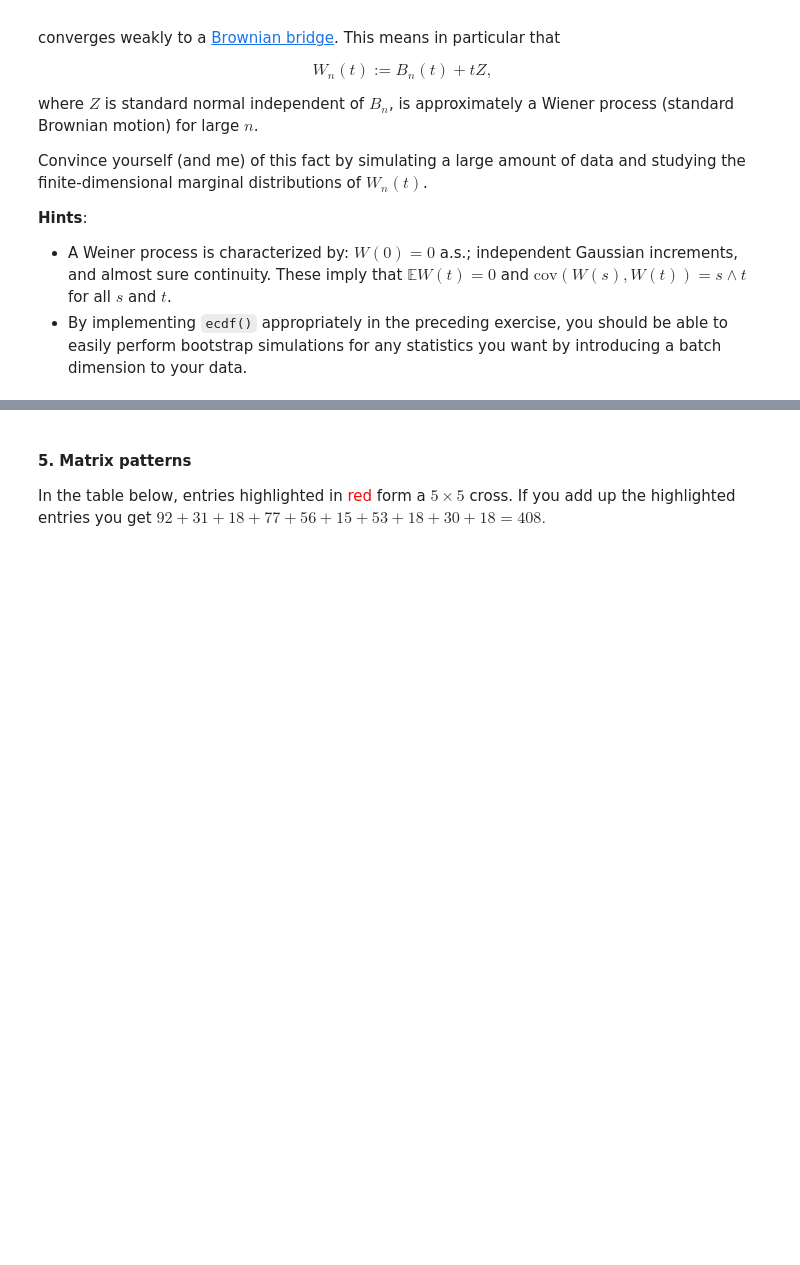
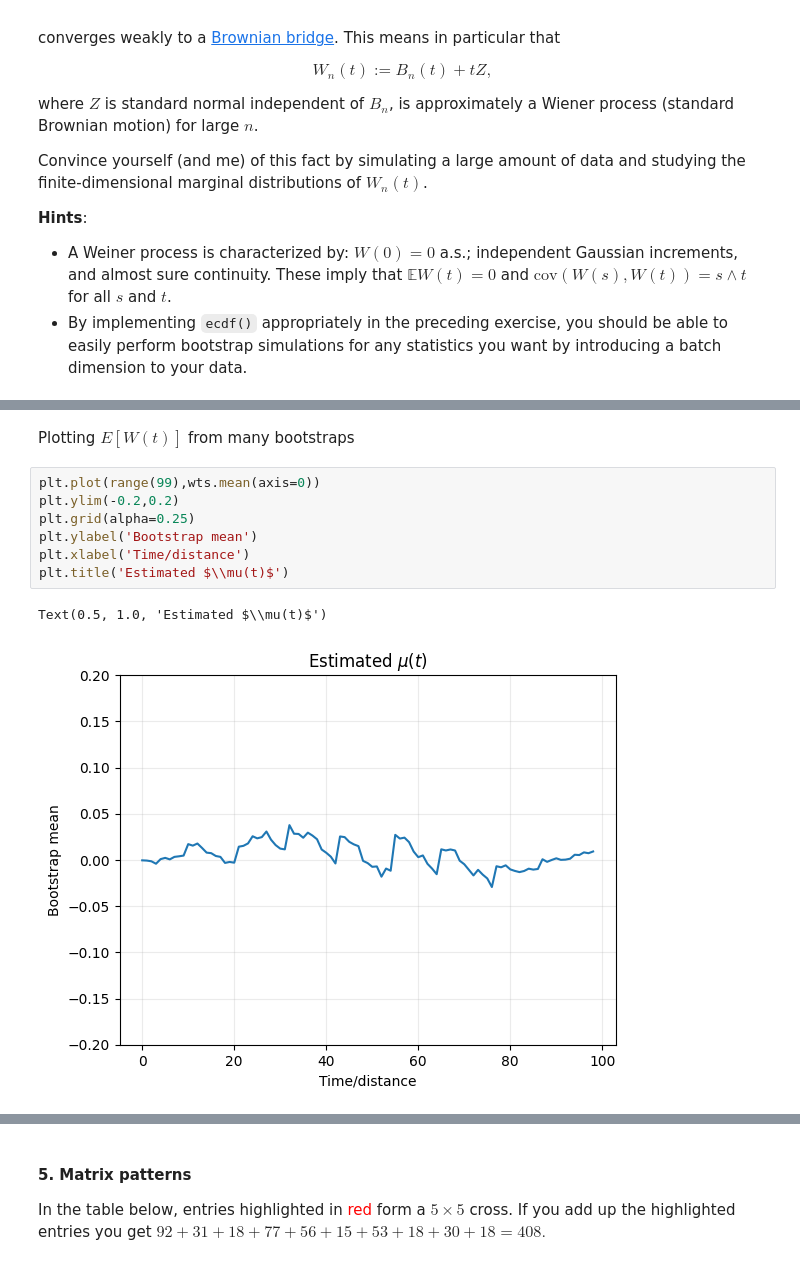
Before and after one commit to sdtemple/umich, a Jupyter notebook: adv-stat-comp-1.ipynb, the cells around one changed output, grey strips where cells are left out. Drawn from its saved outputs; the diff is of its cells as text; blank space fills up the shorter version.

```diff
--- a/adv-stat-comp-1.ipynb
+++ b/adv-stat-comp-1.ipynb
@@ -436,3 +500,15 @@ Text(0.5, 1.0, 'Normal(0,1)')
+# %% [markdown]
+Plotting $E[W(t)]$ from many bootstraps
+# %%
+plt.plot(range(99),wts.mean(axis=0))
+plt.ylim(-0.2,0.2)
+plt.grid(alpha=0.25)
+plt.ylabel('Bootstrap mean')
+plt.xlabel('Time/distance')
+plt.title('Estimated $\\mu(t)$')
+# %% [output]
+Text(0.5, 1.0, 'Estimated $\\mu(t)$')
+[figure, added]
 # %%
 # This is how we simulate the Wiener process
 Zs = np.random.normal(size=(100,20))
```
Also changed, not shown: parts of 20 cells of this notebook.
